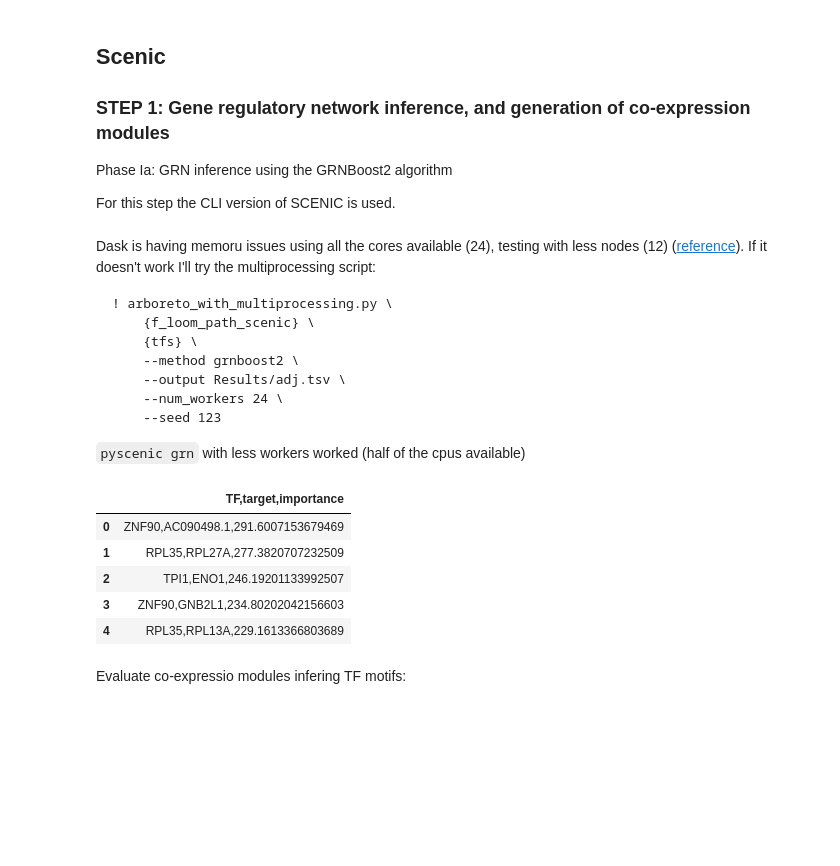
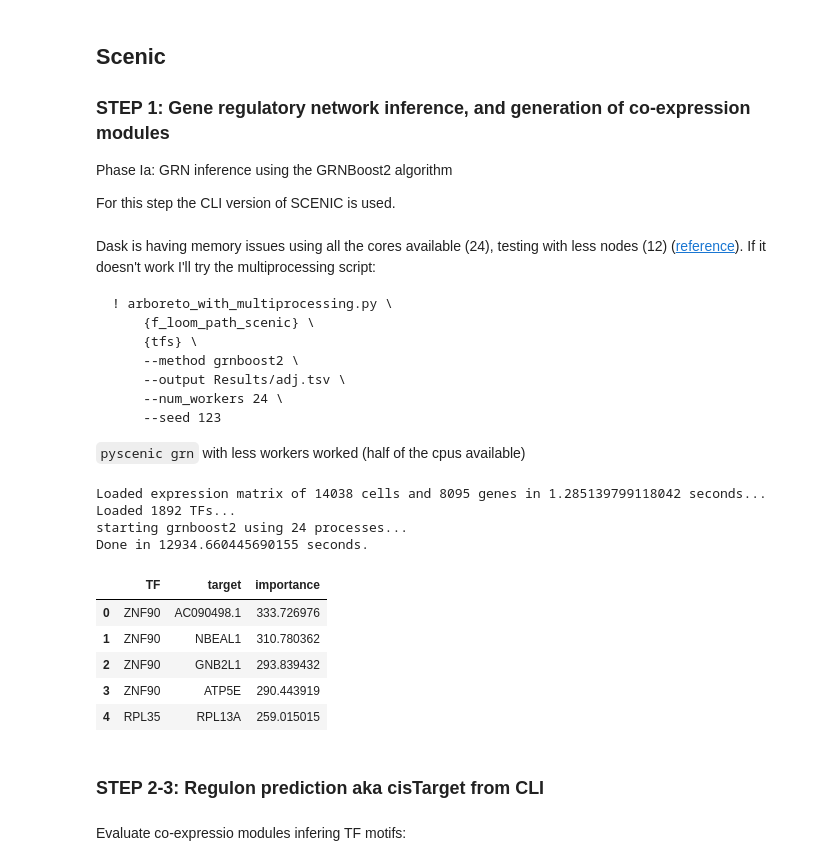
Before and after one commit to VergaJU/BoneMarrow_scRNA-Seq, a Jupyter notebook: Transcription_factors/pySCENIC_NK_mm.ipynb, the cells around one changed output. Cells and saved outputs as stored; diff of their text form; code cells hidden in the pictures; blank space fills up the shorter version.

````diff
--- a/Transcription_factors/pySCENIC_NK_mm.ipynb
+++ b/Transcription_factors/pySCENIC_NK_mm.ipynb
@@ -106,7 +108,7 @@ tfs = "databases/allTFs_hg38.txt"
 # %%
 !mkdir Results
 # %% [markdown]
-Dask is having memoru issues using all the cores available (24), testing with less nodes (12) ([reference](https://github.com/aertslab/pySCENIC/issues/54#issuecomment-817164063)). If it doesn't work I'll try the multiprocessing script:
+Dask is having memory issues using all the cores available (24), testing with less nodes (12) ([reference](https://github.com/aertslab/pySCENIC/issues/54#issuecomment-817164063)). If it doesn't work I'll try the multiprocessing script:
 ```
 ! arboreto_with_multiprocessing.py \
     {f_loom_path_scenic} \
@@ -118,4 +120,17 @@ Dask is having memoru issues using all the cores available (24), testing with le
 ```
 
 `pyscenic grn` with less workers worked (half of the cpus available)
+# %%
+! arboreto_with_multiprocessing.py \
+    {f_loom_path_scenic} \
+    {tfs} \
+    --method grnboost2 \
+    --output Results/adj_mm.csv \
+    --num_workers 24 \
+    --seed 123
+# %% [output]
+Loaded expression matrix of 14038 cells and 8095 genes in 1.285139799118042 seconds...
+Loaded 1892 TFs...
+starting grnboost2 using 24 processes...
+Done in 12934.660445690155 seconds.
 # %%
@@ -123,13 +138,15 @@ Dask is having memoru issues using all the cores available (24), testing with le
 # %%
-adjacencies = pd.read_csv("Results/adj.csv", index_col=False, sep='\t')
+adjacencies = pd.read_csv("Results/adj_mm.csv", index_col=False)
 adjacencies.head()
 # %% [output]
-|  | TF,target,importance |
-| 0 | ZNF90,AC090498.1,291.6007153679469 |
-| 1 | RPL35,RPL27A,277.3820707232509 |
-| 2 | TPI1,ENO1,246.19201133992507 |
-| 3 | ZNF90,GNB2L1,234.80202042156603 |
-| 4 | RPL35,RPL13A,229.1613366803689 |
+|  | TF | target | importance |
+| 0 | ZNF90 | AC090498.1 | 333.726976 |
+| 1 | ZNF90 | NBEAL1 | 310.780362 |
+| 2 | ZNF90 | GNB2L1 | 293.839432 |
+| 3 | ZNF90 | ATP5E | 290.443919 |
+| 4 | RPL35 | RPL13A | 259.015015 |
+# %% [markdown]
+### STEP 2-3: Regulon prediction aka cisTarget from CLI
 # %%
 import glob
 # ranking databases
````
Also changed, not shown: parts of 17 cells of this notebook, 1 other file.
